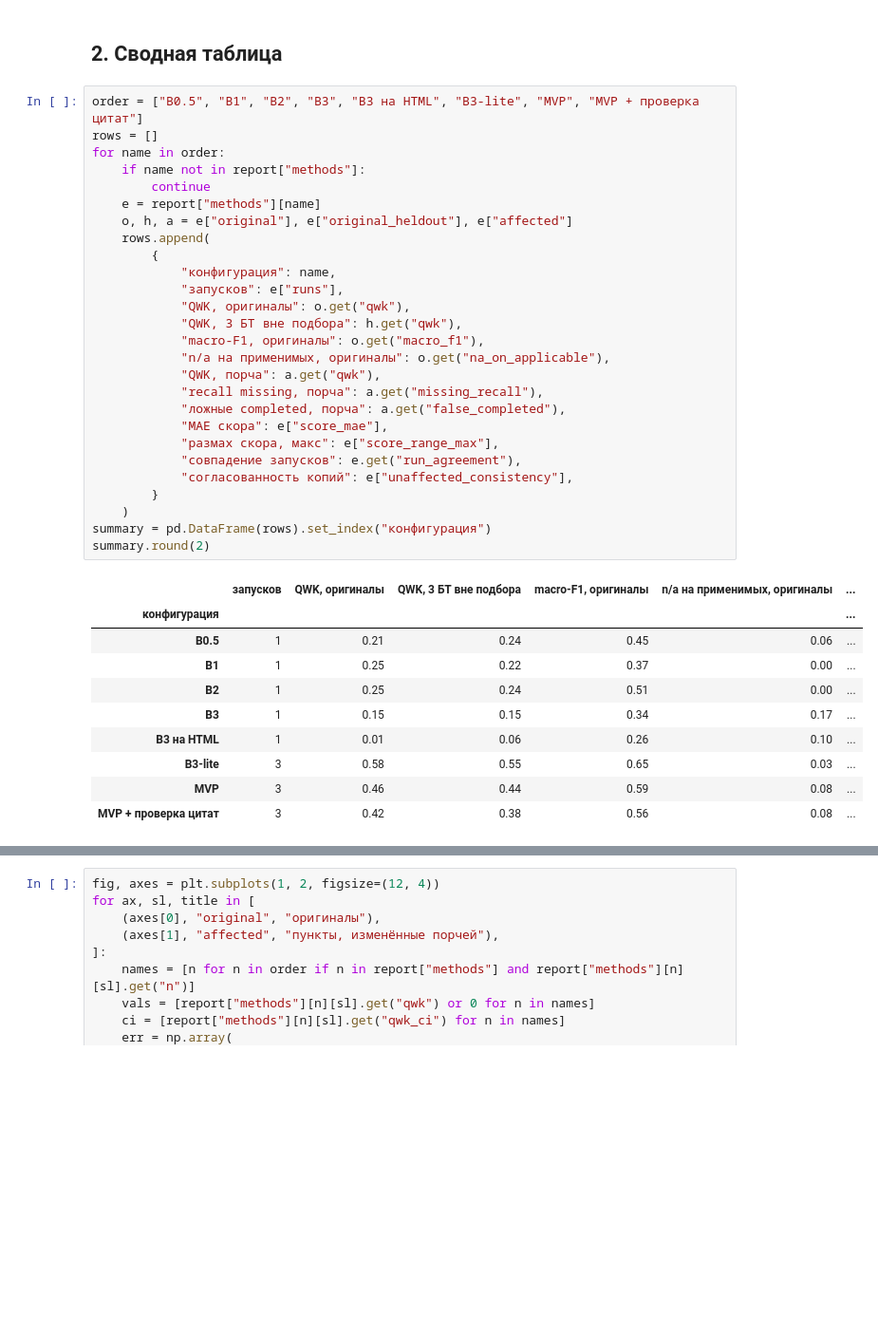
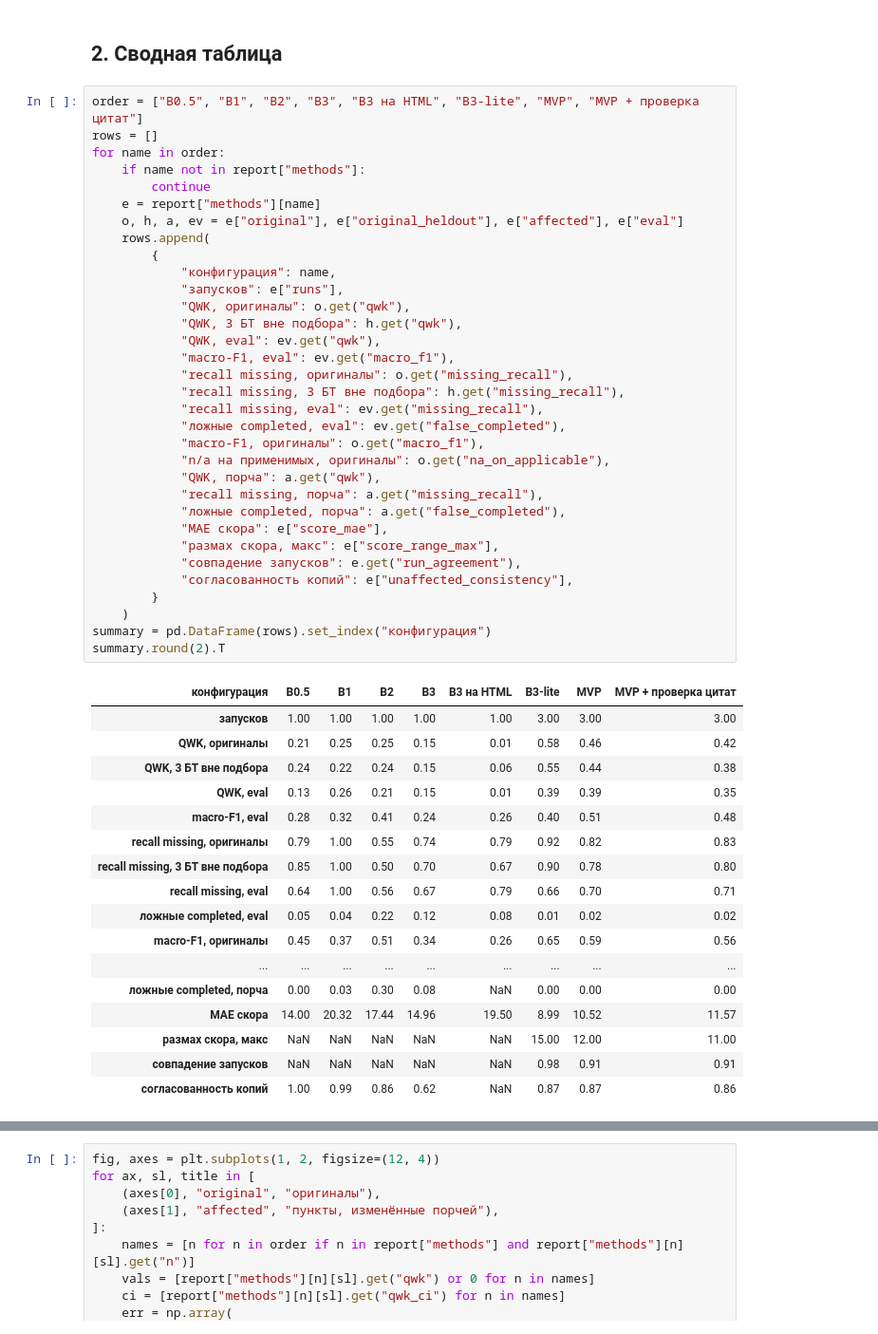
Before and after one commit to baton2809/ReqAssist2, a Jupyter notebook: notebooks/02_models.ipynb, the cells around one changed output, grey strips where cells are left out. Shown at 95% size. Drawn from its saved outputs; the diff is of its cells as text; blank space fills up the shorter version.

Commit message:
feat: ноутбук ДЗ 3 - метрики eval в сводной таблице, ответы моделей на испорченные пункты, абляция HTML на одних документах

```diff
--- a/notebooks/02_models.ipynb
+++ b/notebooks/02_models.ipynb
@@ -104,39 +104,52 @@ pd.DataFrame(report["gold"]).fillna(0).astype(int).T
 # %%
 order = ["B0.5", "B1", "B2", "B3", "B3 на HTML", "B3-lite", "MVP", "MVP + проверка цитат"]
 rows = []
 for name in order:
     if name not in report["methods"]:
         continue
     e = report["methods"][name]
-    o, h, a = e["original"], e["original_heldout"], e["affected"]
+    o, h, a, ev = e["original"], e["original_heldout"], e["affected"], e["eval"]
     rows.append(
         {
             "конфигурация": name,
             "запусков": e["runs"],
             "QWK, оригиналы": o.get("qwk"),
             "QWK, 3 БТ вне подбора": h.get("qwk"),
+            "QWK, eval": ev.get("qwk"),
+            "macro-F1, eval": ev.get("macro_f1"),
+            "recall missing, оригиналы": o.get("missing_recall"),
+            "recall missing, 3 БТ вне подбора": h.get("missing_recall"),
+            "recall missing, eval": ev.get("missing_recall"),
+            "ложные completed, eval": ev.get("false_completed"),
             "macro-F1, оригиналы": o.get("macro_f1"),
             "n/a на применимых, оригиналы": o.get("na_on_applicable"),
             "QWK, порча": a.get("qwk"),
             "recall missing, порча": a.get("missing_recall"),
             "ложные completed, порча": a.get("false_completed"),
             "MAE скора": e["score_mae"],
             "размах скора, макс": e["score_range_max"],
             "совпадение запусков": e.get("run_agreement"),
             "согласованность копий": e["unaffected_consistency"],
         }
     )
 summary = pd.DataFrame(rows).set_index("конфигурация")
-summary.round(2)
+summary.round(2).T
 # %% [output]
-|  | запусков | QWK, оригиналы | QWK, 3 БТ вне подбора | macro-F1, оригиналы | n/a на применимых, оригиналы | ... |
-| конфигурация |  |  |  |  |  | ... |
-| B0.5 | 1 | 0.21 | 0.24 | 0.45 | 0.06 | ... |
-| B1 | 1 | 0.25 | 0.22 | 0.37 | 0.00 | ... |
-| B2 | 1 | 0.25 | 0.24 | 0.51 | 0.00 | ... |
-| B3 | 1 | 0.15 | 0.15 | 0.34 | 0.17 | ... |
-| B3 на HTML | 1 | 0.01 | 0.06 | 0.26 | 0.10 | ... |
-| B3-lite | 3 | 0.58 | 0.55 | 0.65 | 0.03 | ... |
-| MVP | 3 | 0.46 | 0.44 | 0.59 | 0.08 | ... |
-| MVP + проверка цитат | 3 | 0.42 | 0.38 | 0.56 | 0.08 | ... |
+| конфигурация | B0.5 | B1 | B2 | B3 | B3 на HTML | B3-lite | MVP | MVP + проверка цитат |
+| запусков | 1.00 | 1.00 | 1.00 | 1.00 | 1.00 | 3.00 | 3.00 | 3.00 |
+| QWK, оригиналы | 0.21 | 0.25 | 0.25 | 0.15 | 0.01 | 0.58 | 0.46 | 0.42 |
+| QWK, 3 БТ вне подбора | 0.24 | 0.22 | 0.24 | 0.15 | 0.06 | 0.55 | 0.44 | 0.38 |
+| QWK, eval | 0.13 | 0.26 | 0.21 | 0.15 | 0.01 | 0.39 | 0.39 | 0.35 |
+| macro-F1, eval | 0.28 | 0.32 | 0.41 | 0.24 | 0.26 | 0.40 | 0.51 | 0.48 |
+| recall missing, оригиналы | 0.79 | 1.00 | 0.55 | 0.74 | 0.79 | 0.92 | 0.82 | 0.83 |
+| recall missing, 3 БТ вне подбора | 0.85 | 1.00 | 0.50 | 0.70 | 0.67 | 0.90 | 0.78 | 0.80 |
+| recall missing, eval | 0.64 | 1.00 | 0.56 | 0.67 | 0.79 | 0.66 | 0.70 | 0.71 |
+| ложные completed, eval | 0.05 | 0.04 | 0.22 | 0.12 | 0.08 | 0.01 | 0.02 | 0.02 |
+| macro-F1, оригиналы | 0.45 | 0.37 | 0.51 | 0.34 | 0.26 | 0.65 | 0.59 | 0.56 |
+| ... | ... | ... | ... | ... | ... | ... | ... | ... |
+| ложные completed, порча | 0.00 | 0.03 | 0.30 | 0.08 | NaN | 0.00 | 0.00 | 0.00 |
+| MAE скора | 14.00 | 20.32 | 17.44 | 14.96 | 19.50 | 8.99 | 10.52 | 11.57 |
+| размах скора, макс | NaN | NaN | NaN | NaN | NaN | 15.00 | 12.00 | 11.00 |
+| совпадение запусков | NaN | NaN | NaN | NaN | NaN | 0.98 | 0.91 | 0.91 |
+| согласованность копий | 1.00 | 0.99 | 0.86 | 0.62 | NaN | 0.87 | 0.87 | 0.86 |
 # %% [markdown]
```
Also changed, not shown: parts of 7 cells of this notebook.
